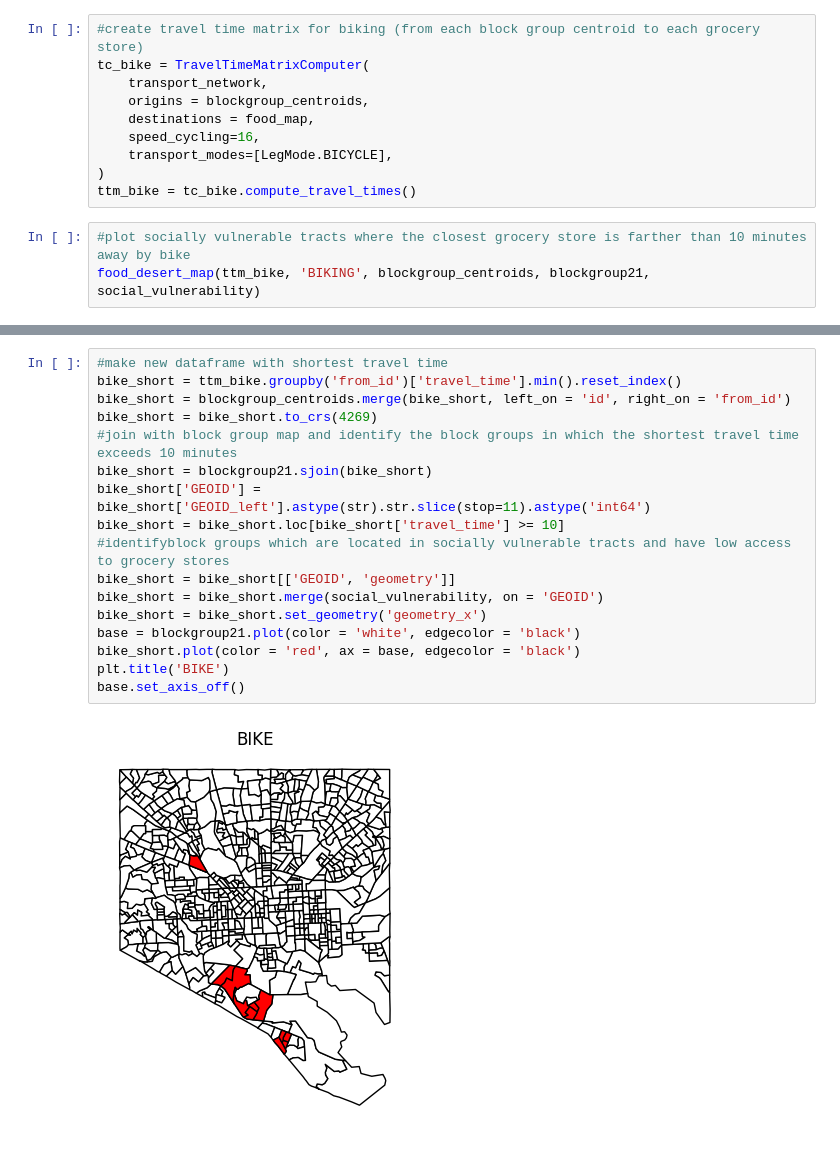
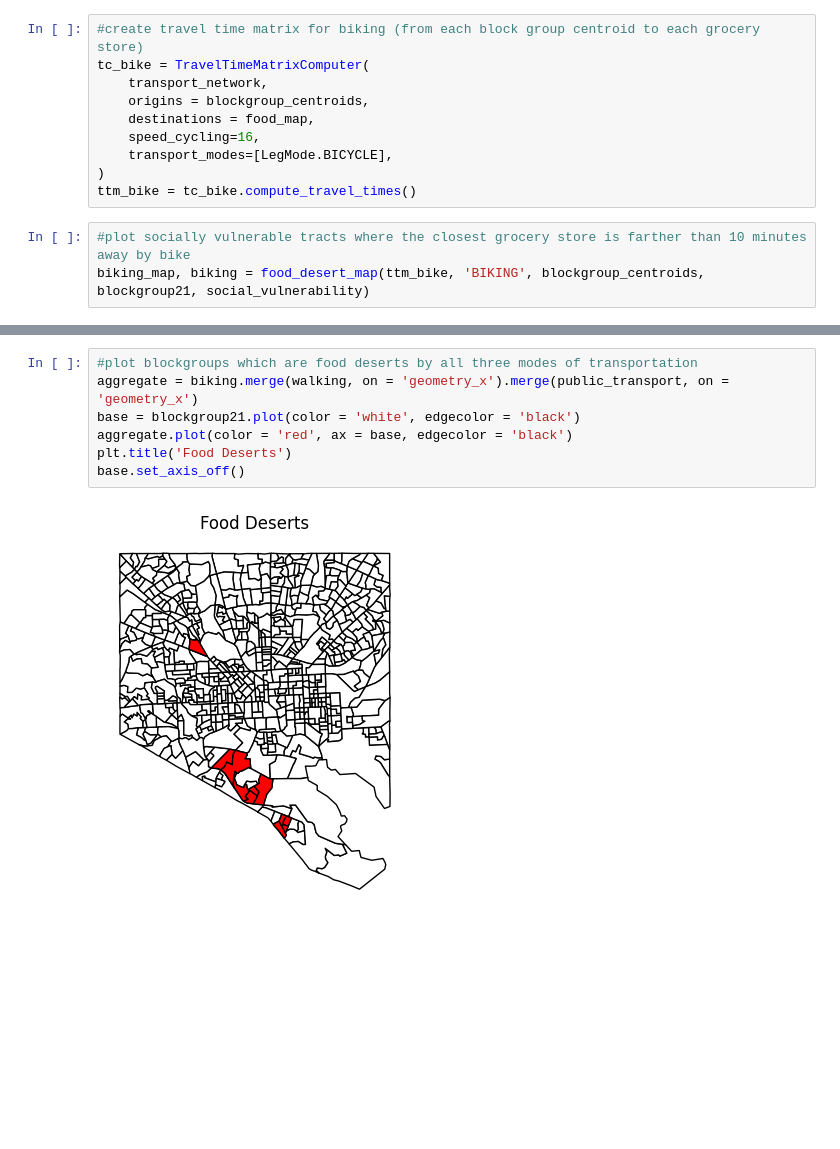
Before and after one commit to EllieBard/RedLine, a Jupyter notebook: Final.ipynb, the cells around one changed output, grey strips where cells are left out. Cells and saved outputs as stored; diff of their text form; blank space fills up the shorter version.

```diff
--- a/Final.ipynb
+++ b/Final.ipynb
@@ -255,5 +253,5 @@ tc_bike = TravelTimeMatrixComputer(
 ttm_bike = tc_bike.compute_travel_times()
 # %%
 #plot socially vulnerable tracts where the closest grocery store is farther than 10 minutes away by bike
-food_desert_map(ttm_bike, 'BIKING', blockgroup_centroids, blockgroup21, social_vulnerability)
+biking_map, biking = food_desert_map(ttm_bike, 'BIKING', blockgroup_centroids, blockgroup21, social_vulnerability)
 # %% [output]
@@ -261,20 +258,10 @@ food_desert_map(ttm_bike, 'BIKING', blockgroup_centroids, blockgroup21, social_v
 [figure]
-# %%
-#make new dataframe with shortest travel time
-bike_short = ttm_bike.groupby('from_id')['travel_time'].min().reset_index()
-bike_short = blockgroup_centroids.merge(bike_short, left_on = 'id', right_on = 'from_id')
-bike_short = bike_short.to_crs(4269)
-#join with block group map and identify the block groups in which the shortest travel time exceeds 10 minutes
-bike_short = blockgroup21.sjoin(bike_short)
-bike_short['GEOID'] = bike_short['GEOID_left'].astype(str).str.slice(stop=11).astype('int64')
-bike_short = bike_short.loc[bike_short['travel_time'] >= 10]
-#identifyblock groups which are located in socially vulnerable tracts and have low access to grocery stores
-bike_short = bike_short[['GEOID', 'geometry']]
-bike_short = bike_short.merge(social_vulnerability, on = 'GEOID')
-bike_short = bike_short.set_geometry('geometry_x')
-base = blockgroup21.plot(color = 'white', edgecolor = 'black')
-bike_short.plot(color = 'red', ax = base, edgecolor = 'black')
-plt.title('BIKE')
-base.set_axis_off()
-# %% [output]
-[figure, removed]
+# %%
+#plot blockgroups which are food deserts by all three modes of transportation
+aggregate = biking.merge(walking, on = 'geometry_x').merge(public_transport, on = 'geometry_x')
+base = blockgroup21.plot(color = 'white', edgecolor = 'black')
+aggregate.plot(color = 'red', ax = base, edgecolor = 'black')
+plt.title('Food Deserts')
+base.set_axis_off()
+# %% [output]
+[figure, added]
```
Also changed, not shown: parts of 3 cells of this notebook, 1 other file.
